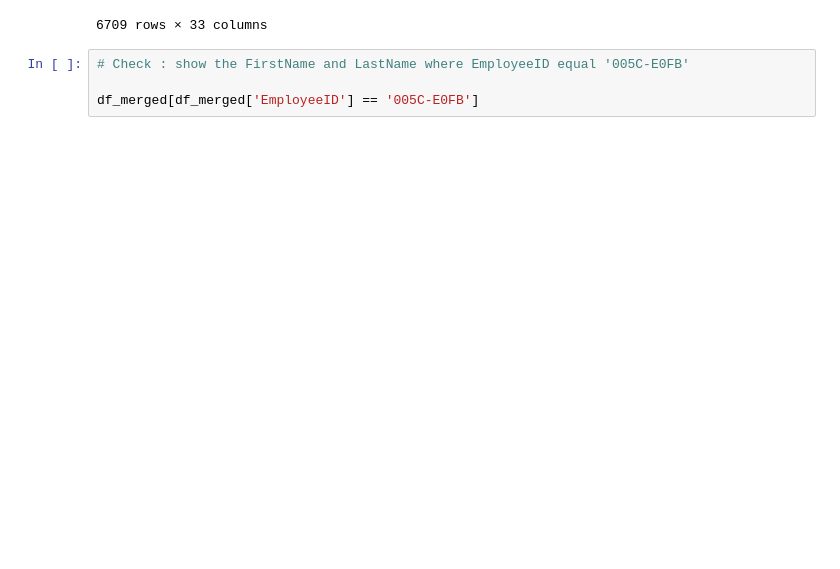
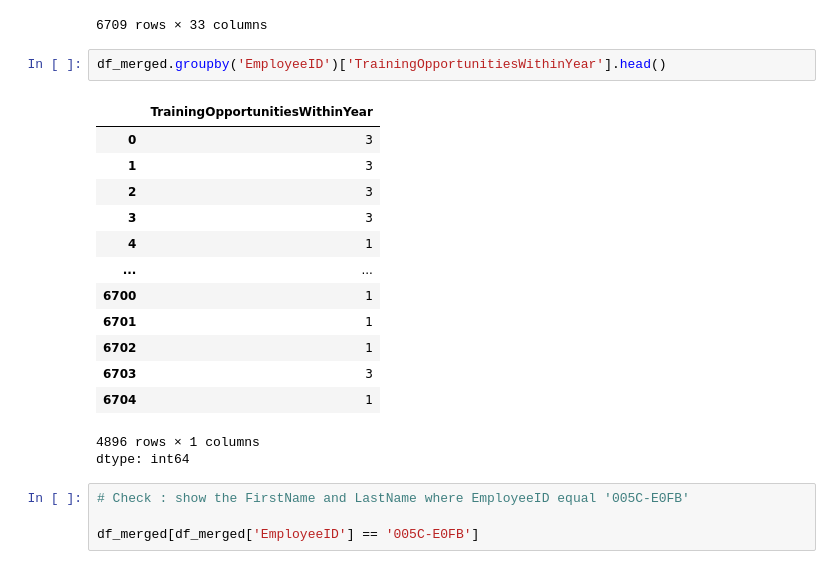
Before and after one commit to Chan3377/HR-Analytics-Employee-Attrition-Performance, a Jupyter notebook: HR_Analytics_Employee_Attrition_&_Performance.ipynb, the cells around one changed output. Saved outputs shown, nothing was run; the diff lists cells and outputs as text; blank space fills up the shorter version.

```diff
--- a/HR_Analytics_Employee_Attrition_&_Performance.ipynb
+++ b/HR_Analytics_Employee_Attrition_&_Performance.ipynb
@@ -58,6 +58,23 @@ df_merged.groupby('EmployeeID').head(100)
 | 6707 | 06E8-4FD4 | Emilee | Wenham | Female | 20 | Some Travel | Sales | 32 | ... |
 | 6708 | 06E8-4FD4 | Emilee | Wenham | Female | 20 | Some Travel | Sales | 32 | ... |
 6709 rows × 33 columns
+# %%
+df_merged.groupby('EmployeeID')['TrainingOpportunitiesWithinYear'].head()
+# %% [output]
+|  | TrainingOpportunitiesWithinYear |
+| 0 | 3 |
+| 1 | 3 |
+| 2 | 3 |
+| 3 | 3 |
+| 4 | 1 |
+| ... | ... |
+| 6700 | 1 |
+| 6701 | 1 |
+| 6702 | 1 |
+| 6703 | 3 |
+| 6704 | 1 |
+4896 rows × 1 columns
+dtype: int64
 # %%
 # Check : show the FirstName and LastName where EmployeeID equal '005C-E0FB'
 
```
